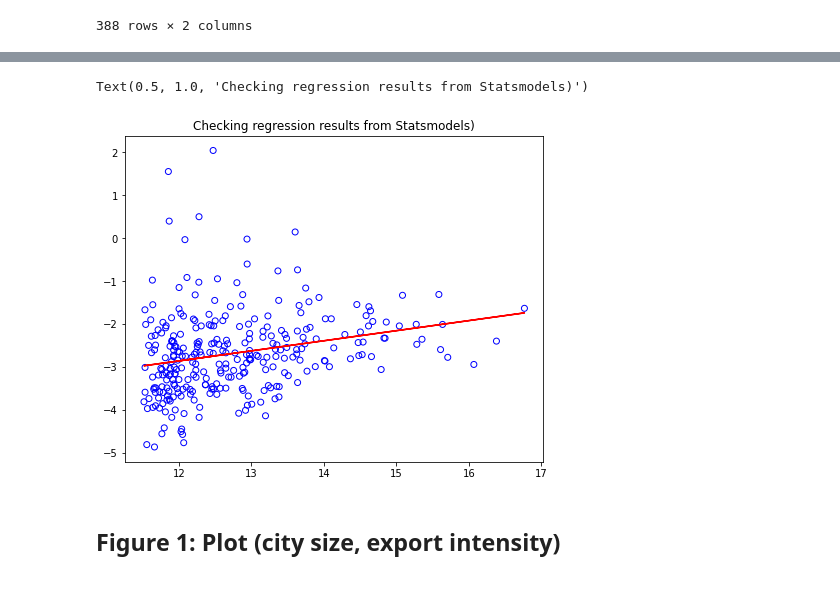
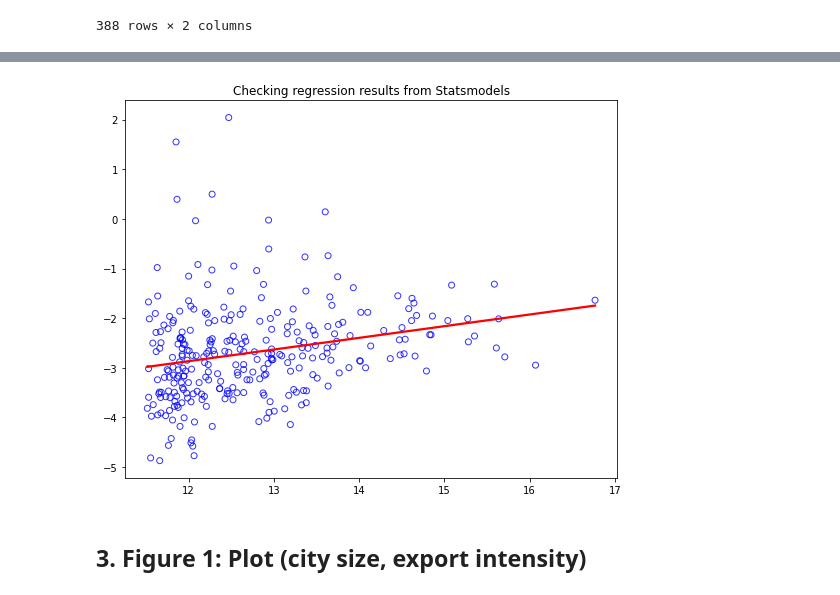
Before and after one commit to jasonjiajs/replication_cities_hetfirms, a Jupyter notebook: code/replication_20230201.ipynb, the cells around one changed output, grey strips where cells are left out. Drawn from its saved outputs; the diff is of its cells as text; code cells hidden in the pictures.

```diff
--- a/code/replication_20230201.ipynb
+++ b/code/replication_20230201.ipynb
@@ -248 +411,32 @@ df.shape (after filtering for exports > 0): (298, 5)
+# %%
+def run_reg(df, y, x_log=[], x_nolog=[]):
+    df = df[y + x_log + x_nolog].dropna()
+    model = sm.OLS(np.log(df[y]), sm.add_constant(pd.concat([np.log(df[x_log]), df[x_nolog]], axis=1)))
+    results = model.fit()
+    print(results.summary())
+    output = summary_col([results], stars=True)
+    print(output.as_latex())
+    return results
+# %%
+def plot_regplot(df, x, x_log, y, y_log, x_label, y_label, title, savefig=''):
+    if x_log:
+        df_x = np.log(df[x])
+    else:
+        df_x = df[x]
+    if y_log:
+        df_y = np.log(df[y])
+    else:
+        df_y = df[y]
+
+    # Plot
+    fig, ax = plt.subplots(figsize=(7.5,6))
+    sns.regplot(x=df_x, y=df_y, ci=None, scatter_kws={'color':'blue', 'facecolor':'None'}, line_kws={'color':'red'}, ax=ax)
+    ax.set_xlabel(x_label)
+    ax.set_ylabel(y_label)
+    ax.set_title(title)
+    fig.tight_layout()
+
+    # Save figure
+    if savefig != '':
+        fig.savefig(savefig, dpi=200)
 # %% [markdown]
@@ -319,14 +511,11 @@ Notes:
-# %%
-pred_ols = results.get_prediction()
-fig, ax = plt.subplots(figsize=(7.5,6))
-ax.scatter(np.log(df_mfg['pop_2012']), np.log(df_mfg['export_intensity_2012']), color='blue', facecolor='None')
-ax.plot(np.log(df_mfg['pop_2012']), results.fittedvalues, color='red')
-ax.set_title('Checking regression results from Statsmodels)')
-# %% [output]
-Text(0.5, 1.0, 'Checking regression results from Statsmodels)')
-[figure, removed]
+# %%
+pred_ols = results.get_prediction()
+plot_regplot(df_mfg, x='pop_2012', x_log=True, y='export_intensity_2012', y_log=True,
+             x_label='', y_label='', title='Checking regression results from Statsmodels')
+# %% [output]
+[figure, added]
 # %% [markdown]
-## Figure 1: Plot (city size, export intensity)
+## 3. Figure 1: Plot (city size, export intensity)
 # %%
 fig, axs = plt.subplots(1,2, figsize=(16,6))
 
```
Also changed, not shown: parts of 43 cells of this notebook, 30 other files.
